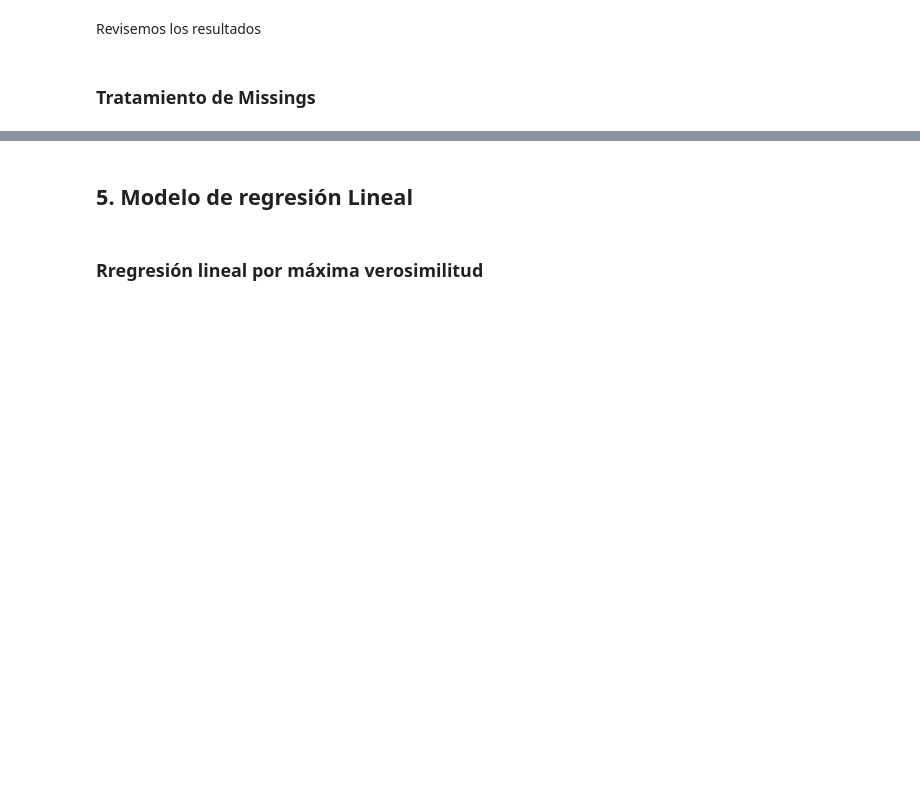
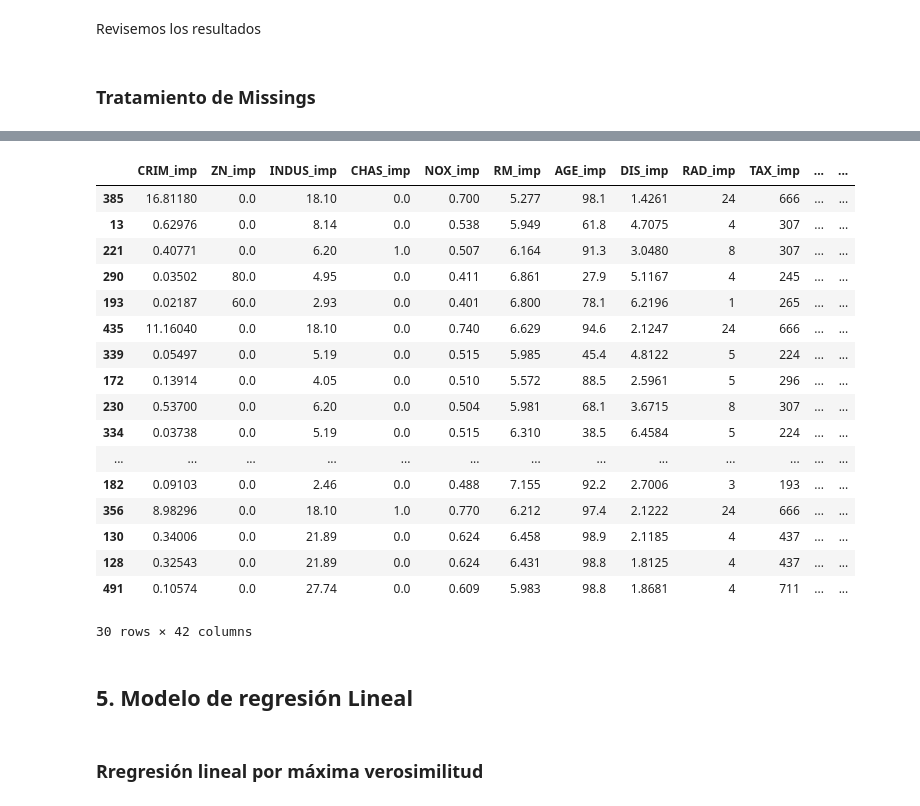
Before and after one commit to maacunap76/Especiaizacion_ML_Deep_DMC, a Jupyter notebook: Supervised_models/Linear_regression/Lab_Boston_Housing_v2.ipynb, the cells around one changed output, grey strips where cells are left out. Saved outputs shown, nothing was run; the diff lists cells and outputs as text; code cells hidden in the pictures; blank space fills up the shorter version.

```diff
--- a/Supervised_models/Linear_regression/Lab_Boston_Housing_v2.ipynb
+++ b/Supervised_models/Linear_regression/Lab_Boston_Housing_v2.ipynb
@@ -637,4 +637,4 @@ Revisemos los resultados
 # %% [markdown]
 ### Tratamiento de Missings
 # %%
-all_features = X_train.columns.tolist()
+all_features = train.columns.tolist()
@@ -641,9 +699,28 @@ all_features = X_train.columns.tolist()
 # %%
 # Trataiento de missings
 
-X_train[[x + '_imp' for x in all_features]] = X_train[all_features].fillna(X_train[all_features].median())
+train[[x + '_imp' for x in all_features]] = train[all_features].fillna(train[all_features].median())
 # %%
-X_train[[x + '_imp' for x in all_features]].head(30)
+train[[x + '_imp' for x in all_features]].head(30)
+# %% [output]
+|  | CRIM_imp | ZN_imp | INDUS_imp | CHAS_imp | NOX_imp | RM_imp | AGE_imp | DIS_imp | RAD_imp | TAX_imp | ... | ... |
+| 385 | 16.81180 | 0.0 | 18.10 | 0.0 | 0.700 | 5.277 | 98.1 | 1.4261 | 24 | 666 | ... | ... |
+| 13 | 0.62976 | 0.0 | 8.14 | 0.0 | 0.538 | 5.949 | 61.8 | 4.7075 | 4 | 307 | ... | ... |
+| 221 | 0.40771 | 0.0 | 6.20 | 1.0 | 0.507 | 6.164 | 91.3 | 3.0480 | 8 | 307 | ... | ... |
+| 290 | 0.03502 | 80.0 | 4.95 | 0.0 | 0.411 | 6.861 | 27.9 | 5.1167 | 4 | 245 | ... | ... |
+| 193 | 0.02187 | 60.0 | 2.93 | 0.0 | 0.401 | 6.800 | 78.1 | 6.2196 | 1 | 265 | ... | ... |
+| 435 | 11.16040 | 0.0 | 18.10 | 0.0 | 0.740 | 6.629 | 94.6 | 2.1247 | 24 | 666 | ... | ... |
+| 339 | 0.05497 | 0.0 | 5.19 | 0.0 | 0.515 | 5.985 | 45.4 | 4.8122 | 5 | 224 | ... | ... |
+| 172 | 0.13914 | 0.0 | 4.05 | 0.0 | 0.510 | 5.572 | 88.5 | 2.5961 | 5 | 296 | ... | ... |
+| 230 | 0.53700 | 0.0 | 6.20 | 0.0 | 0.504 | 5.981 | 68.1 | 3.6715 | 8 | 307 | ... | ... |
+| 334 | 0.03738 | 0.0 | 5.19 | 0.0 | 0.515 | 6.310 | 38.5 | 6.4584 | 5 | 224 | ... | ... |
+| ... | ... | ... | ... | ... | ... | ... | ... | ... | ... | ... | ... | ... |
+| 182 | 0.09103 | 0.0 | 2.46 | 0.0 | 0.488 | 7.155 | 92.2 | 2.7006 | 3 | 193 | ... | ... |
+| 356 | 8.98296 | 0.0 | 18.10 | 1.0 | 0.770 | 6.212 | 97.4 | 2.1222 | 24 | 666 | ... | ... |
+| 130 | 0.34006 | 0.0 | 21.89 | 0.0 | 0.624 | 6.458 | 98.9 | 2.1185 | 4 | 437 | ... | ... |
+| 128 | 0.32543 | 0.0 | 21.89 | 0.0 | 0.624 | 6.431 | 98.8 | 1.8125 | 4 | 437 | ... | ... |
+| 491 | 0.10574 | 0.0 | 27.74 | 0.0 | 0.609 | 5.983 | 98.8 | 1.8681 | 4 | 711 | ... | ... |
+30 rows × 42 columns
 # %% [markdown]
 ## 5. Modelo de regresión Lineal
 # %% [markdown]
```
Also changed, not shown: parts of 14 cells of this notebook.
